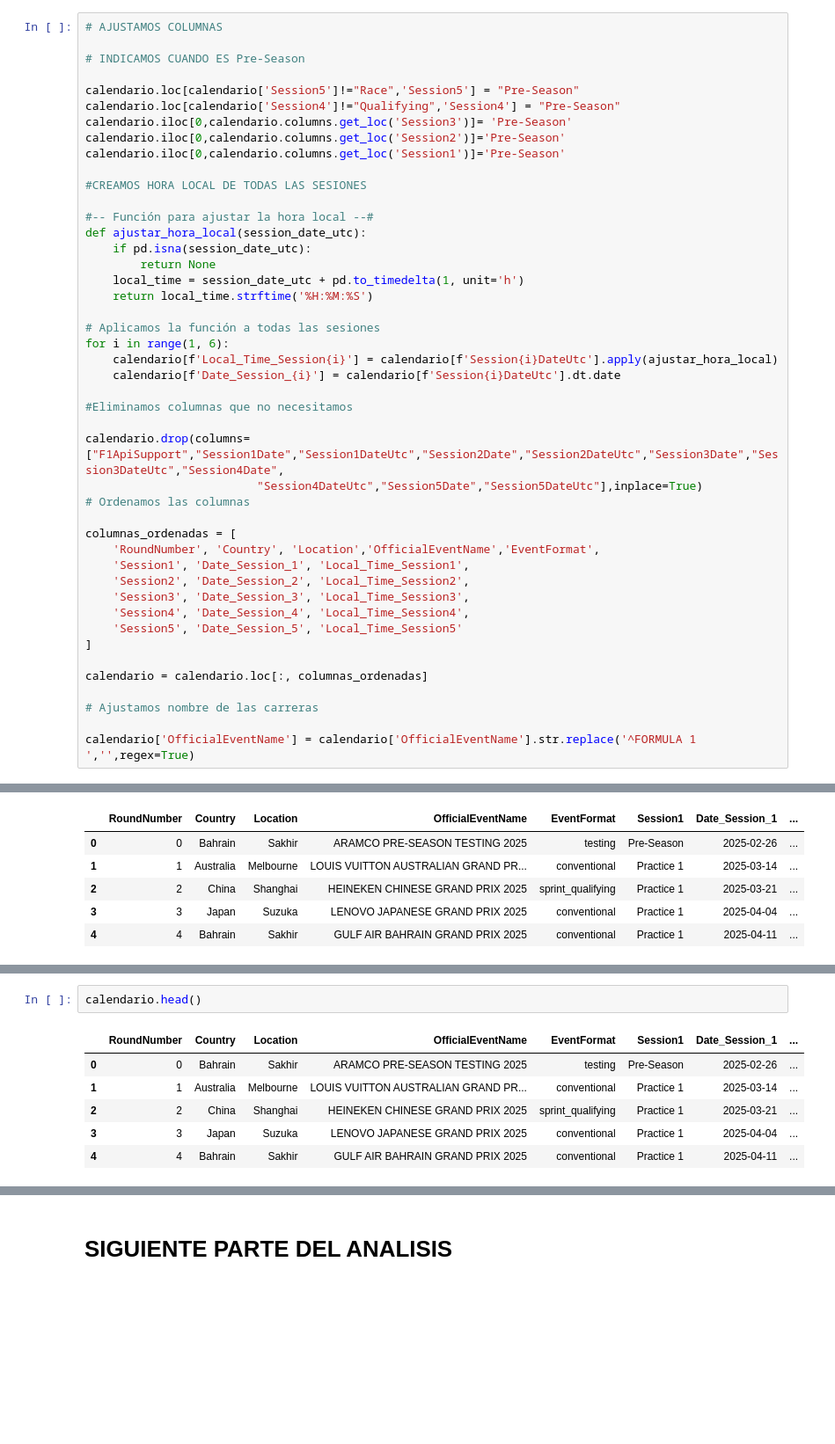
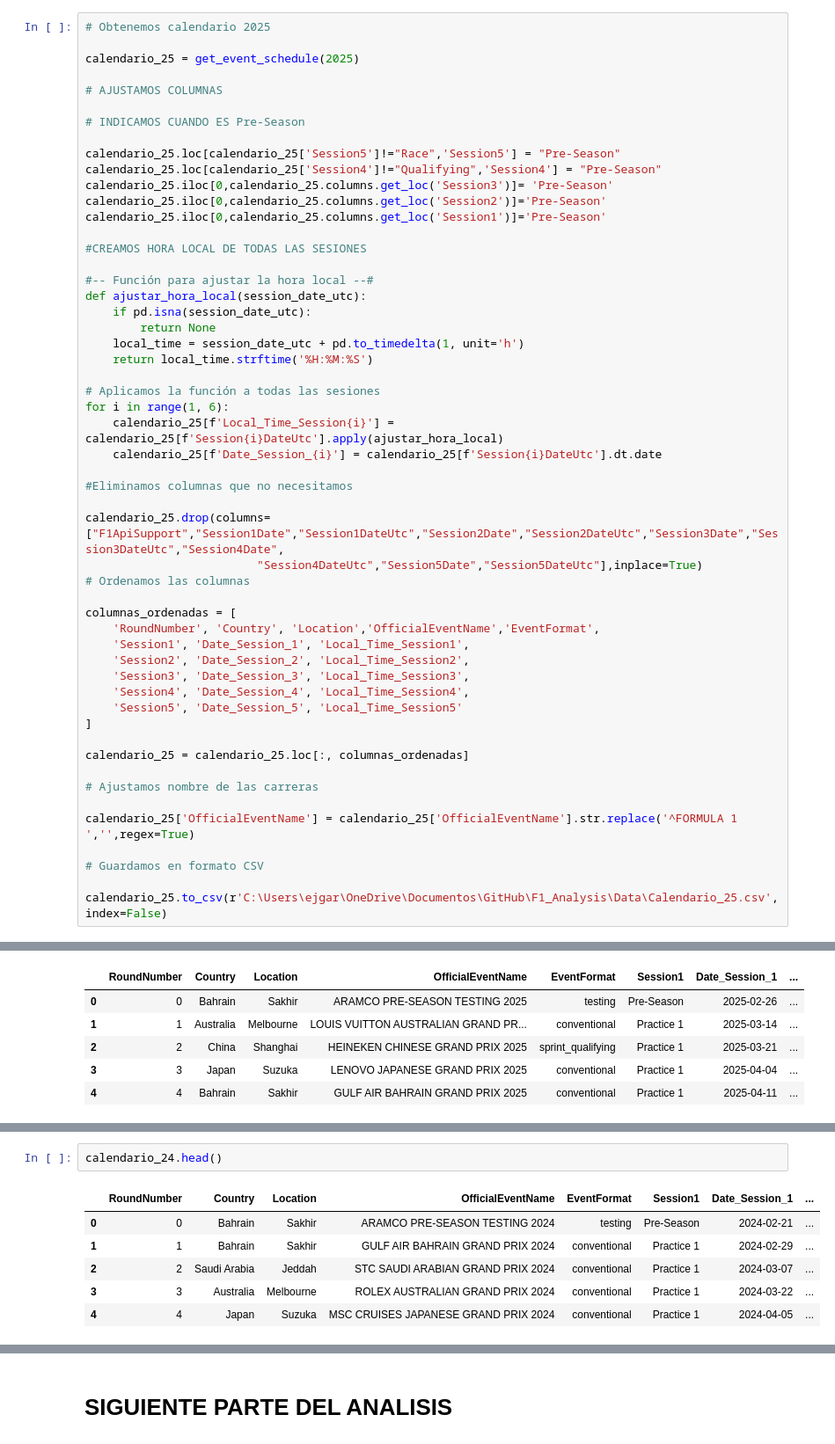
Before and after one commit to Muzquiz10/F1_Analysis, a Jupyter notebook: f1_data.ipynb, the cells around one changed output, grey strips where cells are left out. Shown at 88% size. Saved outputs shown, nothing was run; the diff lists cells and outputs as text; blank space fills up the shorter version.

Commit message:
calendario_24

```diff
--- a/f1_data.ipynb
+++ b/f1_data.ipynb
@@ -55,13 +19,17 @@ memory usage: 4.5+ KB
 # %%
+# Obtenemos calendario 2025
+
+calendario_25 = get_event_schedule(2025)
+
 # AJUSTAMOS COLUMNAS
 
 # INDICAMOS CUANDO ES Pre-Season
 
-calendario.loc[calendario['Session5']!="Race",'Session5'] = "Pre-Season"
-calendario.loc[calendario['Session4']!="Qualifying",'Session4'] = "Pre-Season"
-calendario.iloc[0,calendario.columns.get_loc('Session3')]= 'Pre-Season'
-calendario.iloc[0,calendario.columns.get_loc('Session2')]='Pre-Season'
-calendario.iloc[0,calendario.columns.get_loc('Session1')]='Pre-Season'
+calendario_25.loc[calendario_25['Session5']!="Race",'Session5'] = "Pre-Season"
+calendario_25.loc[calendario_25['Session4']!="Qualifying",'Session4'] = "Pre-Season"
+calendario_25.iloc[0,calendario_25.columns.get_loc('Session3')]= 'Pre-Season'
+calendario_25.iloc[0,calendario_25.columns.get_loc('Session2')]='Pre-Season'
+calendario_25.iloc[0,calendario_25.columns.get_loc('Session1')]='Pre-Season'
 
 #CREAMOS HORA LOCAL DE TODAS LAS SESIONES
 
@@ -74,12 +42,12 @@ def ajustar_hora_local(session_date_utc):
 
 # Aplicamos la función a todas las sesiones
 for i in range(1, 6):
-    calendario[f'Local_Time_Session{i}'] = calendario[f'Session{i}DateUtc'].apply(ajustar_hora_local)
-    calendario[f'Date_Session_{i}'] = calendario[f'Session{i}DateUtc'].dt.date
+    calendario_25[f'Local_Time_Session{i}'] = calendario_25[f'Session{i}DateUtc'].apply(ajustar_hora_local)
+    calendario_25[f'Date_Session_{i}'] = calendario_25[f'Session{i}DateUtc'].dt.date
 
 #Eliminamos columnas que no necesitamos
 
-calendario.drop(columns=["F1ApiSupport","Session1Date","Session1DateUtc","Session2Date","Session2DateUtc","Session3Date","Session3DateUtc","Session4Date",
+calendario_25.drop(columns=["F1ApiSupport","Session1Date","Session1DateUtc","Session2Date","Session2DateUtc","Session3Date","Session3DateUtc","Session4Date",
                          "Session4DateUtc","Session5Date","Session5DateUtc"],inplace=True)
 # Ordenamos las columnas
 
@@ -92,8 +60,12 @@ columnas_ordenadas = [
     'Session5', 'Date_Session_5', 'Local_Time_Session5'
 ]
 
-calendario = calendario.loc[:, columnas_ordenadas]
+calendario_25 = calendario_25.loc[:, columnas_ordenadas]
 
 # Ajustamos nombre de las carreras
 
-calendario['OfficialEventName'] = calendario['OfficialEventName'].str.replace('^FORMULA 1 ','',regex=True)
+calendario_25['OfficialEventName'] = calendario_25['OfficialEventName'].str.replace('^FORMULA 1 ','',regex=True)
+
+# Guardamos en formato CSV
+
+calendario_25.to_csv(r'C:\Users\ejgar\OneDrive\Documentos\GitHub\F1_Analysis\Data\Calendario_25.csv',index=False)
@@ -130,9 +166,9 @@ memory usage: 4.0+ KB
 # %%
-calendario.head()
+calendario_24.head()
 # %% [output]
 |  | RoundNumber | Country | Location | OfficialEventName | EventFormat | Session1 | Date_Session_1 | ... |
-| 0 | 0 | Bahrain | Sakhir | ARAMCO PRE-SEASON TESTING 2025 | testing | Pre-Season | 2025-02-26 | ... |
-| 1 | 1 | Australia | Melbourne | LOUIS VUITTON AUSTRALIAN GRAND PR... | conventional | Practice 1 | 2025-03-14 | ... |
-| 2 | 2 | China | Shanghai | HEINEKEN CHINESE GRAND PRIX 2025 | sprint_qualifying | Practice 1 | 2025-03-21 | ... |
-| 3 | 3 | Japan | Suzuka | LENOVO JAPANESE GRAND PRIX 2025 | conventional | Practice 1 | 2025-04-04 | ... |
-| 4 | 4 | Bahrain | Sakhir | GULF AIR BAHRAIN GRAND PRIX 2025 | conventional | Practice 1 | 2025-04-11 | ... |
+| 0 | 0 | Bahrain | Sakhir | ARAMCO PRE-SEASON TESTING 2024 | testing | Pre-Season | 2024-02-21 | ... |
+| 1 | 1 | Bahrain | Sakhir | GULF AIR BAHRAIN GRAND PRIX 2024 | conventional | Practice 1 | 2024-02-29 | ... |
+| 2 | 2 | Saudi Arabia | Jeddah | STC SAUDI ARABIAN GRAND PRIX 2024 | conventional | Practice 1 | 2024-03-07 | ... |
+| 3 | 3 | Australia | Melbourne | ROLEX AUSTRALIAN GRAND PRIX 2024 | conventional | Practice 1 | 2024-03-22 | ... |
+| 4 | 4 | Japan | Suzuka | MSC CRUISES JAPANESE GRAND PRIX 2024 | conventional | Practice 1 | 2024-04-05 | ... |
```
Also changed, not shown: parts of 12 cells of this notebook, 2 other files.
